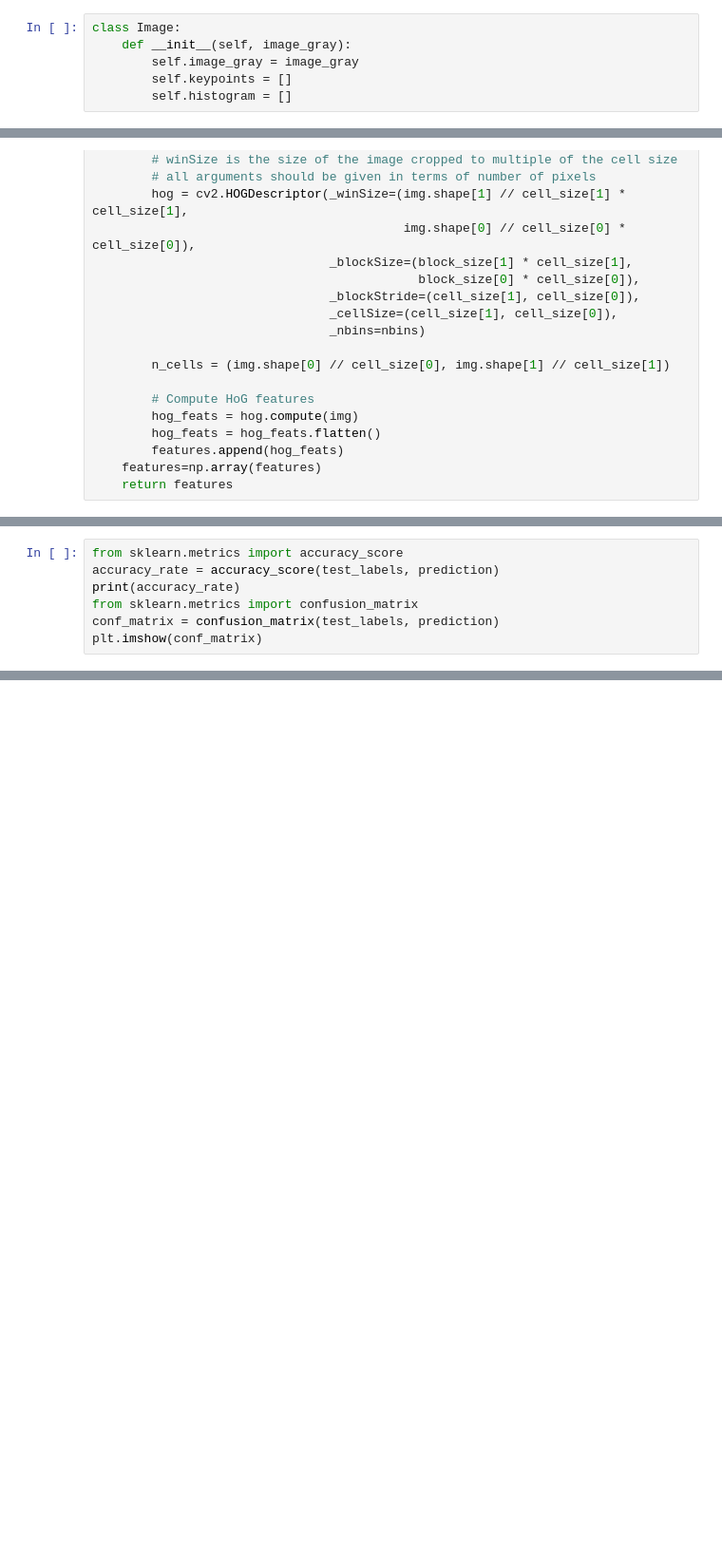
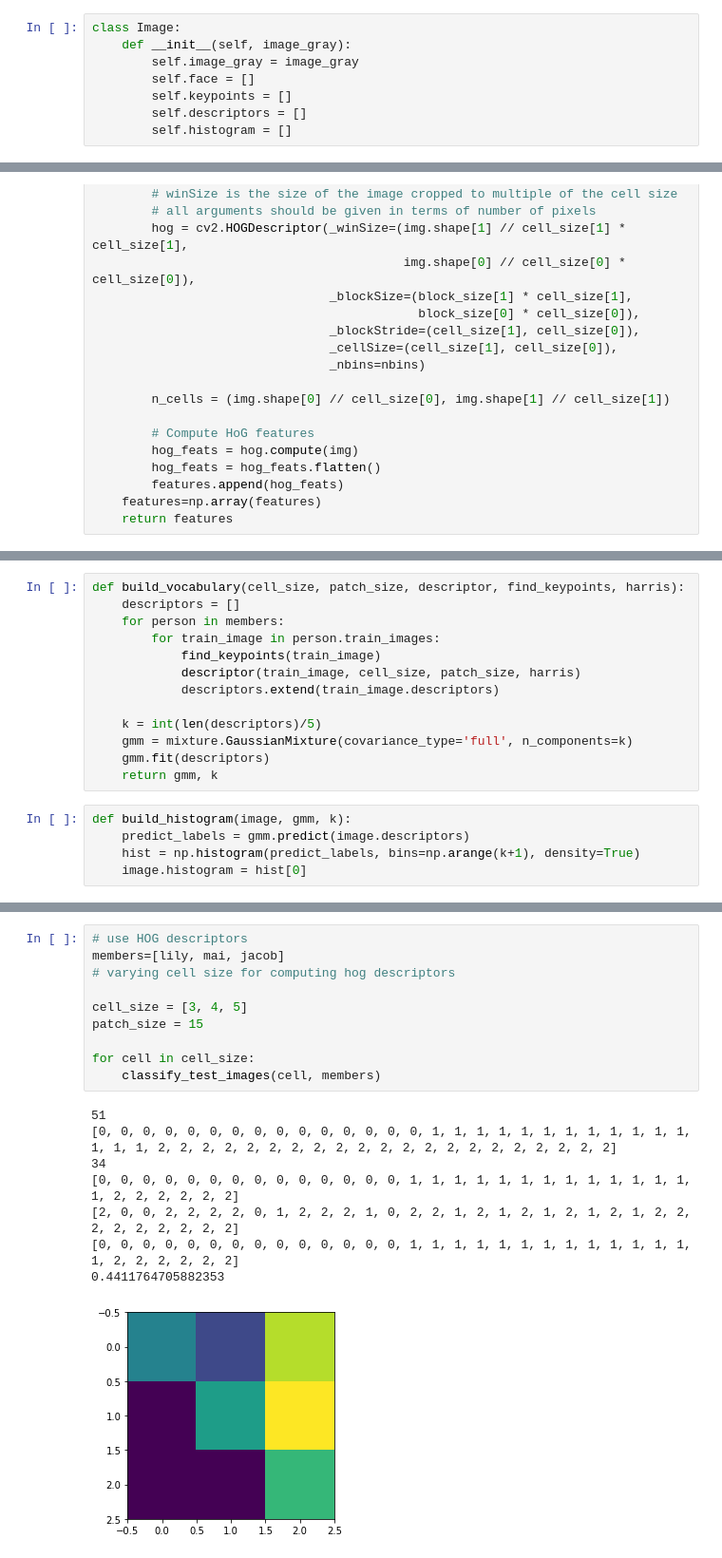
Before and after one commit to maizeng2008/ECSE415_Project_Group2, a Jupyter notebook: face_recognition_1.ipynb, the cells around one changed output, grey strips where cells are left out. Shown: that part at 95% size. Drawn from its saved outputs; the diff is of its cells as text; blank space fills up the shorter version.

Commit message:
part 4.3.2done , need to update harris corner

```diff
--- a/face_recognition_1.ipynb
+++ b/face_recognition_1.ipynb
@@ -14,7 +15,9 @@ face_front = cv2.CascadeClassifier( './face_detection_classifier/haarcascade_pro
 class Image:
     def __init__(self, image_gray):
         self.image_gray = image_gray
+        self.face = []
         self.keypoints = []
+        self.descriptors = []
         self.histogram = []
 # %%
 # takes input of the path to the training images, returns list of gray scaled images and name
@@ -174,7 +125,18 @@ print(test_labels)
-# %%
-from sklearn.metrics import accuracy_score
-accuracy_rate = accuracy_score(test_labels, prediction)
-print(accuracy_rate)
-from sklearn.metrics import confusion_matrix
-conf_matrix = confusion_matrix(test_labels, prediction)
-plt.imshow(conf_matrix)
+# %%
+def build_vocabulary(cell_size, patch_size, descriptor, find_keypoints, harris):
+    descriptors = []
+    for person in members:
+        for train_image in person.train_images:
+            find_keypoints(train_image)
+            descriptor(train_image, cell_size, patch_size, harris)
+            descriptors.extend(train_image.descriptors)
+
+    k = int(len(descriptors)/5)
+    gmm = mixture.GaussianMixture(covariance_type='full', n_components=k)
+    gmm.fit(descriptors)
+    return gmm, k
+# %%
+def build_histogram(image, gmm, k):
+    predict_labels = gmm.predict(image.descriptors)
+    hist = np.histogram(predict_labels, bins=np.arange(k+1), density=True)
+    image.histogram = hist[0]
@@ -362,0 +233,19 @@ for radius in radius_list:
+# %%
+# use HOG descriptors
+members=[lily, mai, jacob]
+# varying cell size for computing hog descriptors
+
+cell_size = [3, 4, 5]
+patch_size = 15
+
+for cell in cell_size:
+    classify_test_images(cell, members)
+# %% [output]
+51
+[0, 0, 0, 0, 0, 0, 0, 0, 0, 0, 0, 0, 0, 0, 0, 1, 1, 1, 1, 1, 1, 1, 1, 1, 1, 1, 1, 1, 1, 1, 2, 2, 2, 2, 2, 2, 2, 2, 2, 2, 2, 2, 2, 2, 2, 2, 2, 2, 2, 2, 2]
+34
+[0, 0, 0, 0, 0, 0, 0, 0, 0, 0, 0, 0, 0, 0, 1, 1, 1, 1, 1, 1, 1, 1, 1, 1, 1, 1, 1, 1, 2, 2, 2, 2, 2, 2]
+[2, 0, 0, 2, 2, 2, 2, 0, 1, 2, 2, 2, 1, 0, 2, 2, 1, 2, 1, 2, 1, 2, 1, 2, 1, 2, 2, 2, 2, 2, 2, 2, 2, 2]
+[0, 0, 0, 0, 0, 0, 0, 0, 0, 0, 0, 0, 0, 0, 1, 1, 1, 1, 1, 1, 1, 1, 1, 1, 1, 1, 1, 1, 2, 2, 2, 2, 2, 2]
+0.4411764705882353
+[figure, added]
```
Also changed, not shown: parts of 18 cells of this notebook.
